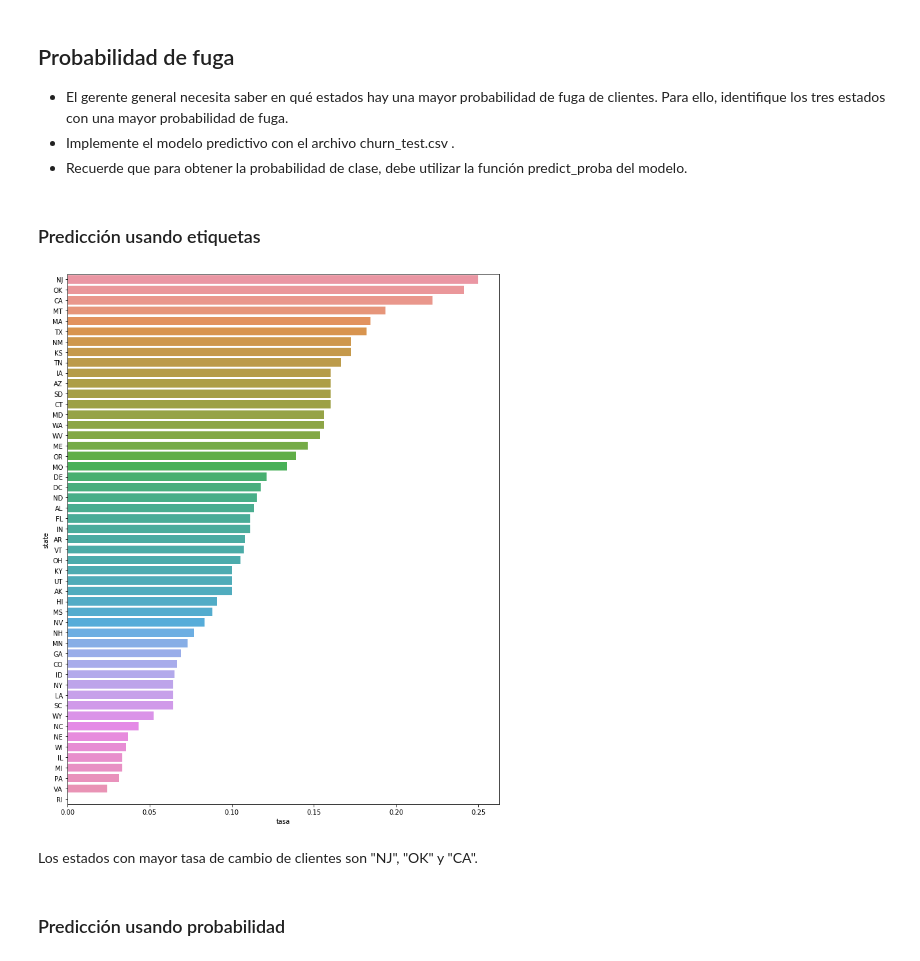
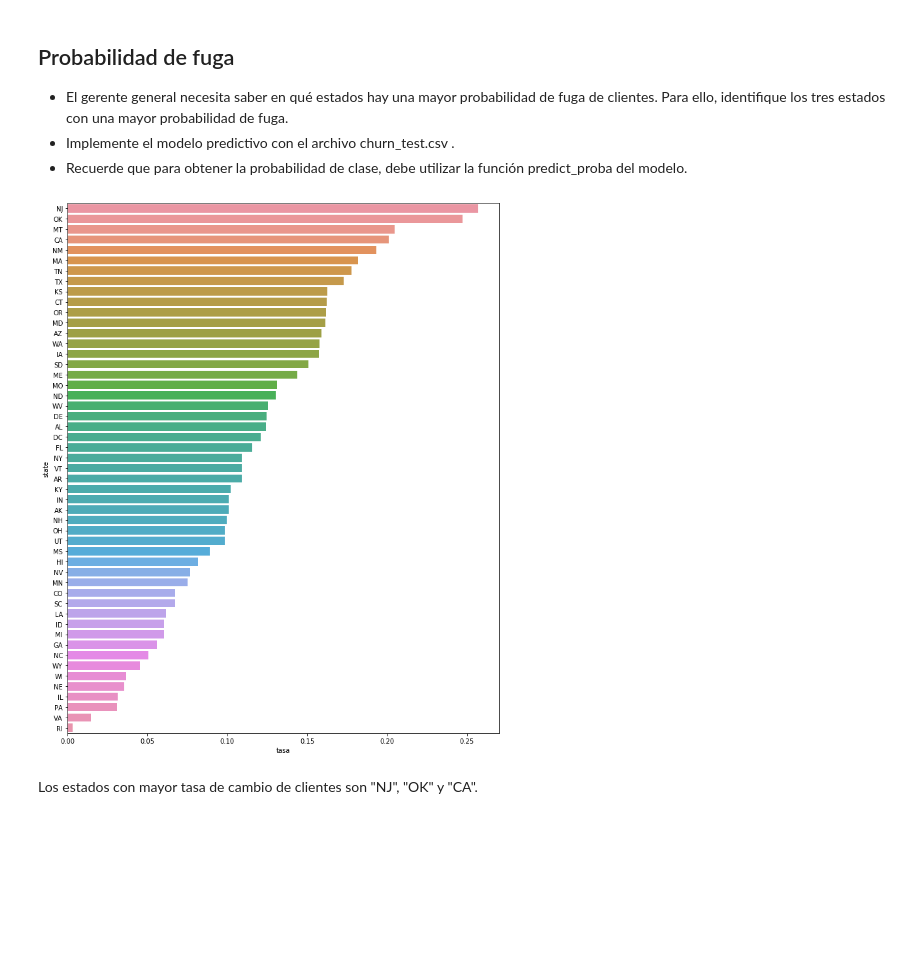
Before and after one commit to danoffn/Data-Science, a Jupyter notebook: 3 - Machine Learning/09 - Boosting Classifiers/Desafio 09 Boosting Classifiers.ipynb, the cells around one changed output. Drawn from its saved outputs; the diff is of its cells as text; code cells hidden in the pictures; blank space fills up the shorter version.

Commit message:
Corrige errores y elimina prueba de clasificacion con etiquetas

```diff
--- a/3 - Machine Learning/09 - Boosting Classifiers/Desafio 09 Boosting Classifiers.ipynb
+++ b/3 - Machine Learning/09 - Boosting Classifiers/Desafio 09 Boosting Classifiers.ipynb
@@ -449,49 +445,37 @@ plt.tight_layout()
 - El gerente general necesita saber en qué estados hay una mayor probabilidad de fuga de clientes. Para ello, identifique los tres estados con una mayor probabilidad de fuga.
 - Implemente el modelo predictivo con el archivo churn_test.csv .
 - Recuerde que para obtener la probabilidad de clase, debe utilizar la función predict_proba del modelo.
-# %% [markdown]
-### Predicción usando etiquetas
 # %%
 # Realiza predicción
 
-y_pred1 = grid_obj_GB.best_estimator_.predict(
+y_pred = grid_obj_GB.best_estimator_.predict_proba(
     df_pred_recode[var_attributes]
 )
 
-# Almacena predicción en un dataframe y lo concatena con datos originales
+# Almacena predicción en un dataframe y lo concatena con datos originales para tener valores de estados
 
-y_pred1 = pd.DataFrame(
-    data=y_pred1,
+y_pred = pd.DataFrame(
+    data=y_pred,
     index=df_pred_recode.index,
-    columns=["churn_pred"]
+    columns=["churn_pred_0", "churn_pred_1"]
 )
 
-df_pred1 = pd.concat([df_pred, y_pred1], axis="columns")
-df_pred1 = df_pred1.loc[:,["state","churn_pred"]]
+df_pred = pd.concat([df_pred, y_pred], axis="columns")
 
-# Obtiene cantidad de observaciones por estado en base de datos para predicción
+# Genera dataframe solo con estados y predicción de churn = 1
 
-obs_state = df_pred1["state"].value_counts()
-obs_state = pd.DataFrame(obs_state)
-obs_state.columns = ["count"]
+df_pred_tasa = df_pred.loc[:, ["state", "churn_pred_1"]]
 
-# Obtiene total de clientes que abandonarán la compañía por estado para la predicción
+# Calcula tasa de cambio promedio por estado y grafica
 
-churn_state_pred1 = df_pred1.groupby(["state"]).sum()
-churn_state_pred1 = pd.DataFrame(churn_state_pred1)
-churn_state_pred1.columns = ["suma_churn_1"]
-
-# Calcula tasa de cambio por estado y muestra mayores tasas en grafico
-
-churn_state_pred1["tasa"] = churn_state_pred1["suma_churn_1"] / obs_state["count"]
-churn_state_pred1.sort_values(by=["tasa"], ascending=False, inplace=True)
+churn_state_pred = df_pred_tasa.groupby(["state"]).mean()
+churn_state_pred.columns = ["tasa"]
+churn_state_pred.sort_values(by=["tasa"], ascending=False, inplace=True)
 
 plt.figure(figsize=(10, 12))
-sns.barplot(x="tasa", y=churn_state_pred1.index, data=churn_state_pred1)
+sns.barplot(x="tasa", y=churn_state_pred.index, data=churn_state_pred)
 plt.tight_layout()
 # %% [output]
-[figure, old version]
+[figure, new version]
 # %% [markdown]
 Los estados con mayor tasa de cambio de clientes son "NJ", "OK" y "CA".
-# %% [markdown]
-### Predicción usando probabilidad
```
Also changed, not shown: parts of 7 cells of this notebook.
